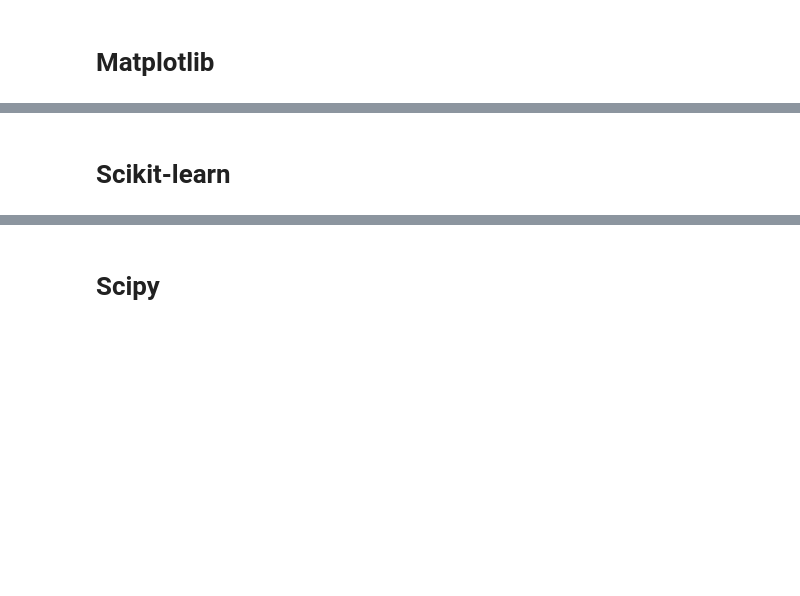
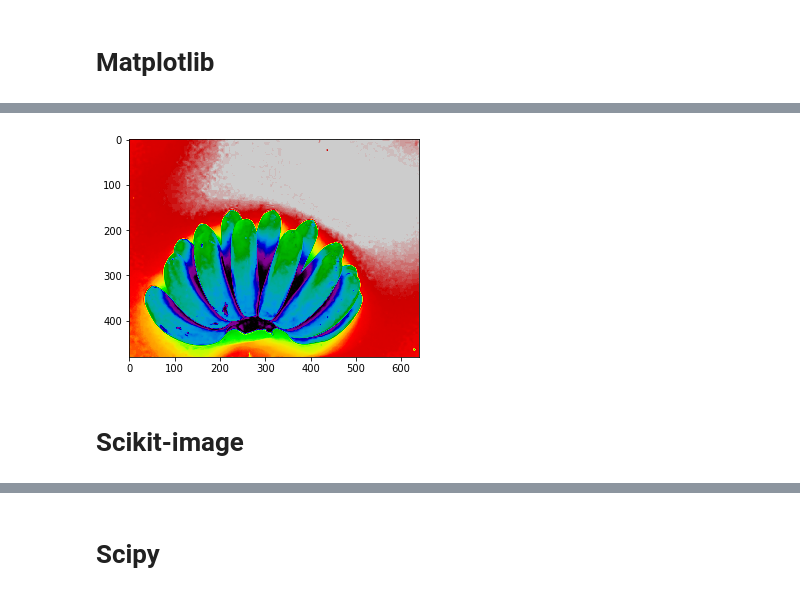
Before and after one commit to Jorge260399/JupyterNotebookLab1, a Jupyter notebook: Laboratorio1_JE.ipynb, the cells around one changed output, grey strips where cells are left out. Saved outputs shown, nothing was run; the diff lists cells and outputs as text; code cells hidden in the pictures; blank space fills up the shorter version.

```diff
--- a/Laboratorio1_JE.ipynb
+++ b/Laboratorio1_JE.ipynb
@@ -65,2 +120,7 @@ plt.show()
+# %%
+imgplot = plt.imshow(lum_img)
+imgplot.set_cmap('nipy_spectral')
+# %% [output]
+[figure, added]
 # %% [markdown]
-# **Scikit-learn**
+# **Scikit-image**
```
Also changed, not shown: parts of 19 cells of this notebook.
